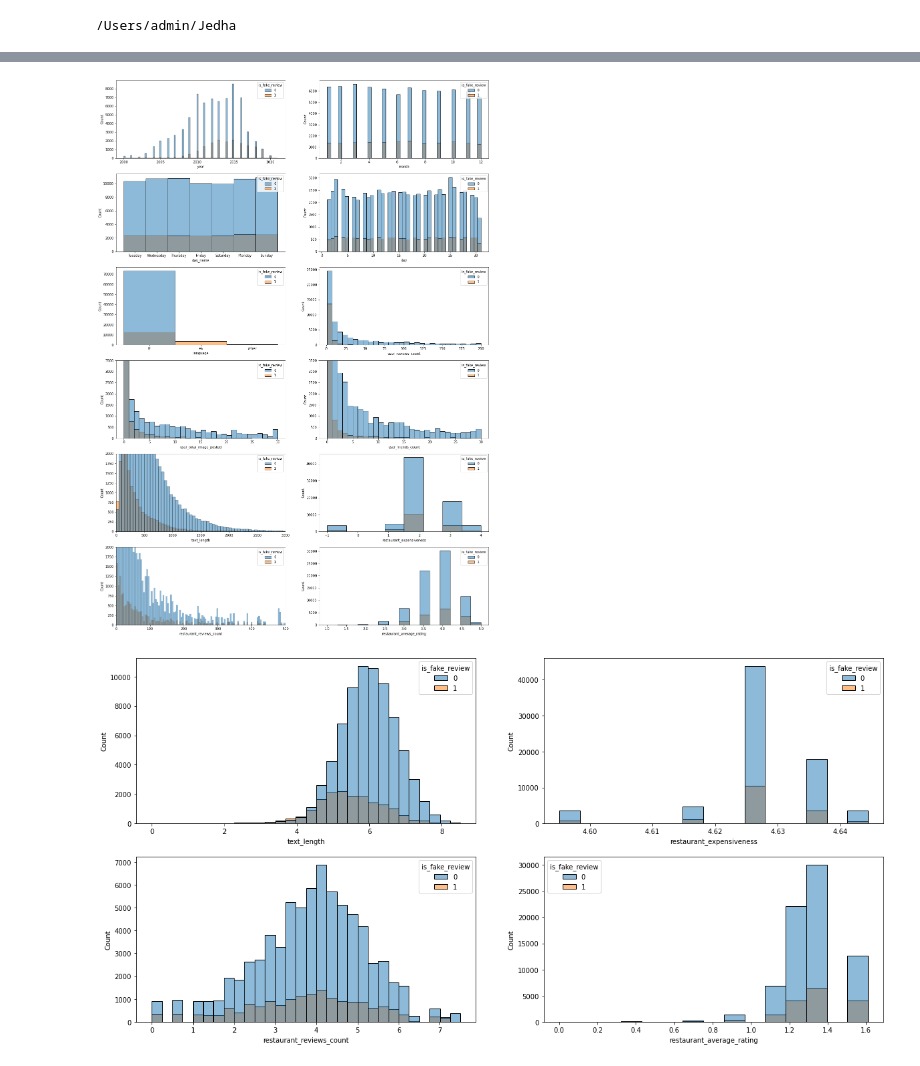
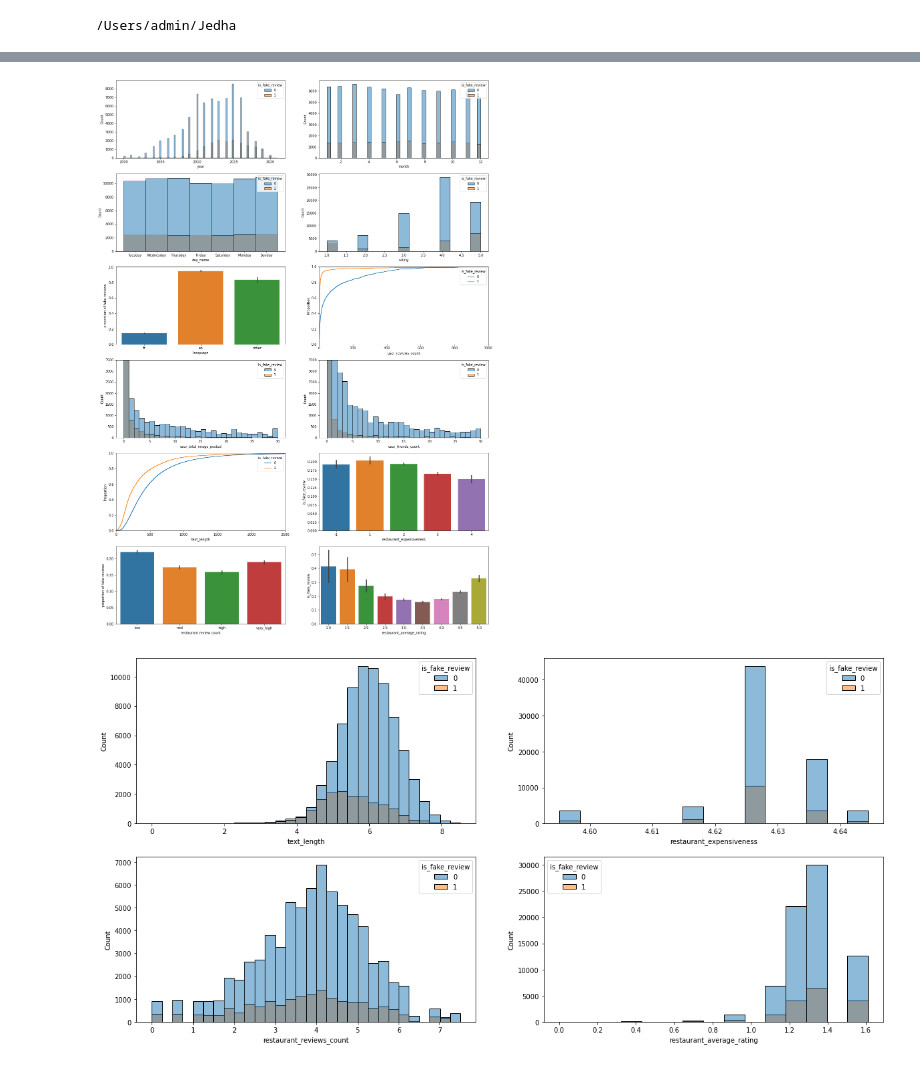
Before and after one commit to AnisZakari/Fake_review_detection, a Jupyter notebook: 1_Training_models/Meta_data_analysis.ipynb, the cells around one changed output, grey strips where cells are left out. Drawn from its saved outputs; the diff is of its cells as text; code cells hidden in the pictures.

Commit message:
changes in notebook merging scraped dataset and in notebook meta data analysis

```diff
--- a/1_Training_models/Meta_data_analysis.ipynb
+++ b/1_Training_models/Meta_data_analysis.ipynb
@@ -68,6 +69,15 @@ dataset.loc[mask_date_to_fix, 'date' ] = dataset.loc[mask_date_to_fix, 'date' ].
     #finally we can convert the date column to a datetime format
 dataset['date'] = pd.to_datetime(dataset['date'])
 
+#for the language column,
+    # We set all languages other than fr and eu to other to avoiding having lots of categories (causing troubles with OneHotEncoder)
+mask_is_not_fr_en = (dataset['language'] != 'fr') & (dataset['language'] != 'en')
+dataset.loc[mask_is_not_fr_en ,'language'] = 'other'
+
+#for the username column,
+    # Setting Not Yelp User = 'Not_Yelp_User
+dataset.loc[dataset['username'] == 'Not Yelp User', 'username' ] = 'Not_Yelp_User'
+
 #for the photos_for_review column,
     # value -1 is in fact 0 (no photos found by the scraper)
 dataset.loc[dataset['photos_for_review'] == '-1.0', 'photos_for_review' ] = '0'
@@ -81,3 +91,8 @@ dataset['photos_for_review'] = dataset['photos_for_review'].astype('int')
 dataset.loc[dataset['restaurant_expensiveness'] == 'N/C', 'restaurant_expensiveness']  = -1
     # we can convert the restaurant_expensiveness column to an int format
 dataset['restaurant_expensiveness'] = dataset['restaurant_expensiveness'].astype('int')
+
+#for the is_real_review column,
+    # when reverse the values 0 and 1 and rename the column is_fake_review it will make our work easier with sklearn features
+dataset['is_real_review'] = dataset['is_real_review'].apply(lambda x: 1 if x == 0 else 0)
+dataset.rename(columns={'is_real_review': 'is_fake_review'}, inplace=True)
@@ -222,33 +163,59 @@ Name: is_fake_review, dtype: float64
 # %%
+#Creating subdataset for date infos
+subdata = pd.DataFrame()
+subdata['date'] = dataset['date']
+subdata['year'] = subdata['date'].dt.year
+subdata['month'] = subdata['date'].dt.month
+subdata['day_name'] = subdata['date'].dt.day_name()
+subdata['day'] = subdata['date'].dt.day
+subdata['is_fake_review'] = dataset['is_fake_review']
+
+#Creating Categories for restaurants review count
+review_count_categories = pd.qcut(dataset['restaurant_reviews_count'], 4, labels = ['low', 'mid', 'high', 'very_high'])
+
 fig, ((ax1, ax2), (ax3, ax4) , (ax5, ax6), (ax7, ax8), (ax9, ax10), (ax11, ax12)) = plt.subplots(6,2, figsize=(20,30) )
+
+#setting axes
 
 ax1 = sns.histplot(data = subdata, x = 'year', hue = 'is_fake_review', ax = ax1)
 ax2 = sns.histplot(data = subdata, x = 'month', hue = 'is_fake_review', ax = ax2)
 ax3 = sns.histplot(data = subdata, x = 'day_name', hue = 'is_fake_review', ax = ax3)
-ax4 = sns.histplot(data = subdata, x = 'day', hue = 'is_fake_review', ax = ax4)
-ax5 = sns.histplot(data = dataset, x = 'language', hue = 'is_fake_review', ax = ax5)
-ax6 = sns.histplot(x = dataset.loc[dataset['user_reviews_count'] <=200,  'user_reviews_count'], hue = dataset.loc[dataset['user_reviews_count'] <=200, 'is_fake_review'], bins =30, ax = ax6)
+
+#ax4 = sns.ecdfplot(data = dataset, x ='rating', hue = 'is_fake_review', ax = ax4)
+ax4 = sns.histplot(data = dataset, x = 'rating', bins = 15, hue = 'is_fake_review', ax = ax4)
+ax5 = sns.barplot(data = dataset, x = 'language', y = 'is_fake_review', ax = ax5)
+#ax5 = sns.histplot(data = dataset, x = 'language', hue = 'is_fake_review', ax = ax5)
+#ax6 = sns.histplot(x = dataset.loc[dataset['user_reviews_count'] <=200,  'user_reviews_count'], hue = dataset.loc[dataset['user_reviews_count'] <=200, 'is_fake_review'], bins =30, ax = ax6)
+ax6 = sns.ecdfplot(data = dataset, x = 'user_reviews_count', hue = 'is_fake_review', ax = ax6)
+
 ax7 = sns.histplot(x = dataset.loc[dataset['user_total_image_posted'] <=30,  'user_total_image_posted'], hue = dataset.loc[dataset['user_total_image_posted'] <=30, 'is_fake_review'], bins =30, ax = ax7)
 ax8 = sns.histplot(x = dataset.loc[dataset['user_friends_count'] <=30,  'user_friends_count'], hue = dataset.loc[dataset['user_friends_count'] <=30, 'is_fake_review'], bins =30, ax = ax8)
-ax9 = sns.histplot(data = dataset, x = 'text_length', hue = 'is_fake_review', bins = 100, ax = ax9)
-ax10 = sns.histplot(data = dataset, x = 'restaurant_expensiveness', hue = 'is_fake_review', bins = 8, ax = ax10)
-ax11 = sns.histplot(data = dataset, x = 'restaurant_reviews_count', hue = 'is_fake_review', ax = ax11)
-ax12 = sns.histplot(data = dataset, x = 'restaurant_average_rating', bins = 15, hue = 'is_fake_review', ax = ax12)
+#ax9 = sns.histplot(data = dataset, x = 'text_length', hue = 'is_fake_review', bins = 100, ax = ax9)
+ax9 = sns.ecdfplot(data = dataset, x = 'text_length', hue = 'is_fake_review', ax = ax9)
+#ax10 = sns.histplot(data = dataset, x = 'restaurant_expensiveness', hue = 'is_fake_review', bins = 8, ax = ax10)
+ax10 = sns.barplot(data = dataset, x = 'restaurant_expensiveness', y = 'is_fake_review', ax = ax10)
+#ax11 = sns.histplot(data = dataset, x = 'restaurant_reviews_count', hue = 'is_fake_review', ax = ax11)
+ax11 = sns.barplot(x = review_count_categories, y = dataset['is_fake_review'], ax = ax11 )
+#ax12 = sns.histplot(data = dataset, x = 'restaurant_average_rating', bins = 15, hue = 'is_fake_review', ax = ax12)
+ax12 = sns.barplot(data = dataset, x = 'restaurant_average_rating', y = 'is_fake_review', ax = ax12)
 
-
-
-
-
+#setting titles
+ax11.set(xlabel='restaurant review count', ylabel= 'proportion of fake reviews')
+ax5.set(ylabel= 'proportion of fake reviews')
+#setting scales
+ax6.set_xlim(0,1000)
 ax7.set_ylim(0,3500)
 ax8.set_ylim(0,3500)
-ax9.set_xlim(0,3000)
-ax9.set_ylim(0,2000)
-ax11.set_xlim(0,500)
-ax11.set_ylim(0,2000)
+ax9.set_xlim(0,2500)
+
+#ax9.set_xlim(0,3000)
+#ax9.set_ylim(0,2000)
+#ax11.set_xlim(0,500)
+#ax11.set_ylim(0,2000)
 
 plt.show()
 # %% [output]
-[figure, old version]
+[figure, new version]
 # %%
 fig, ((ax1, ax2), (ax3, ax4) ) = plt.subplots(2,2, figsize=(20,10) )
 
```
Also changed, not shown: parts of 25 cells of this notebook, 1 other file.
